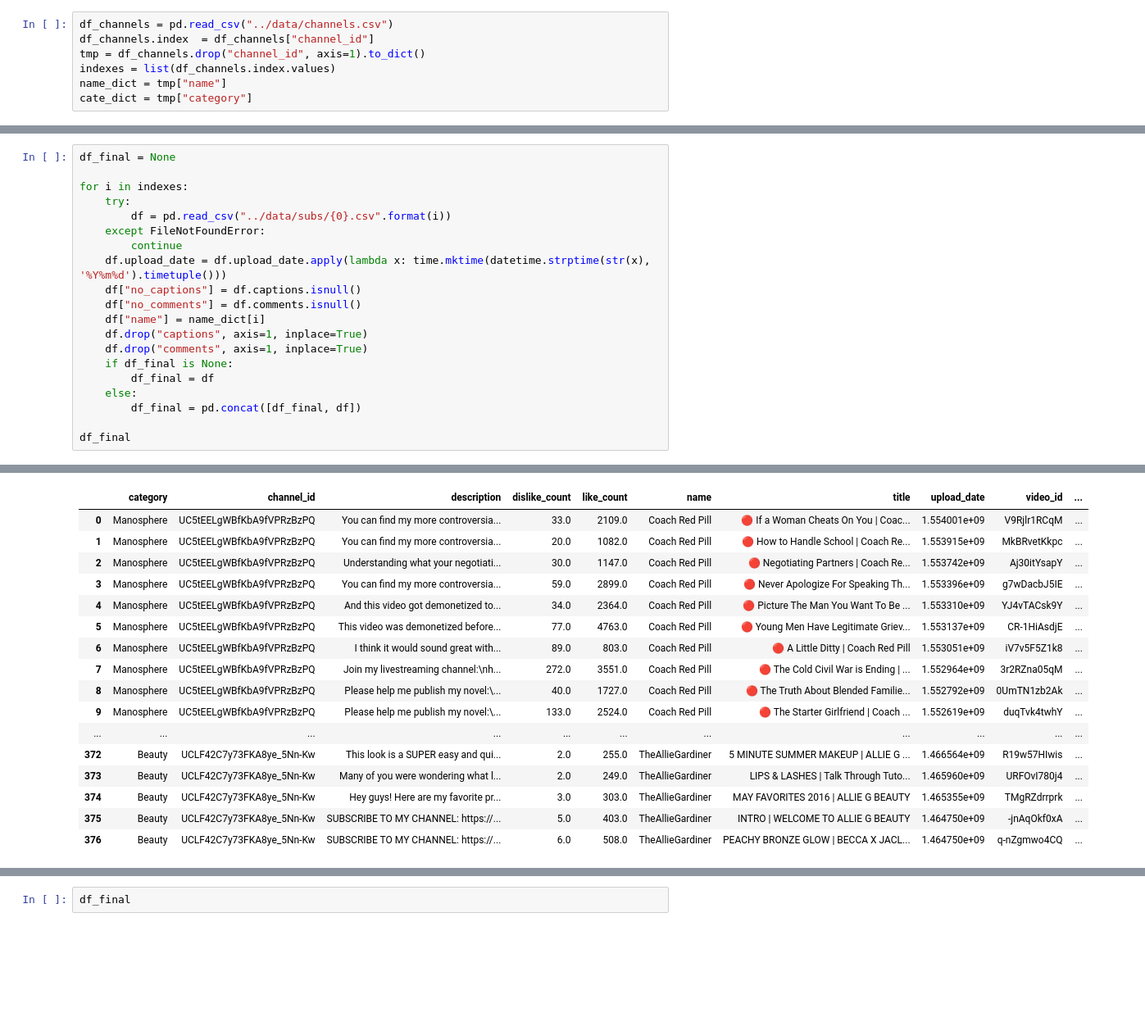
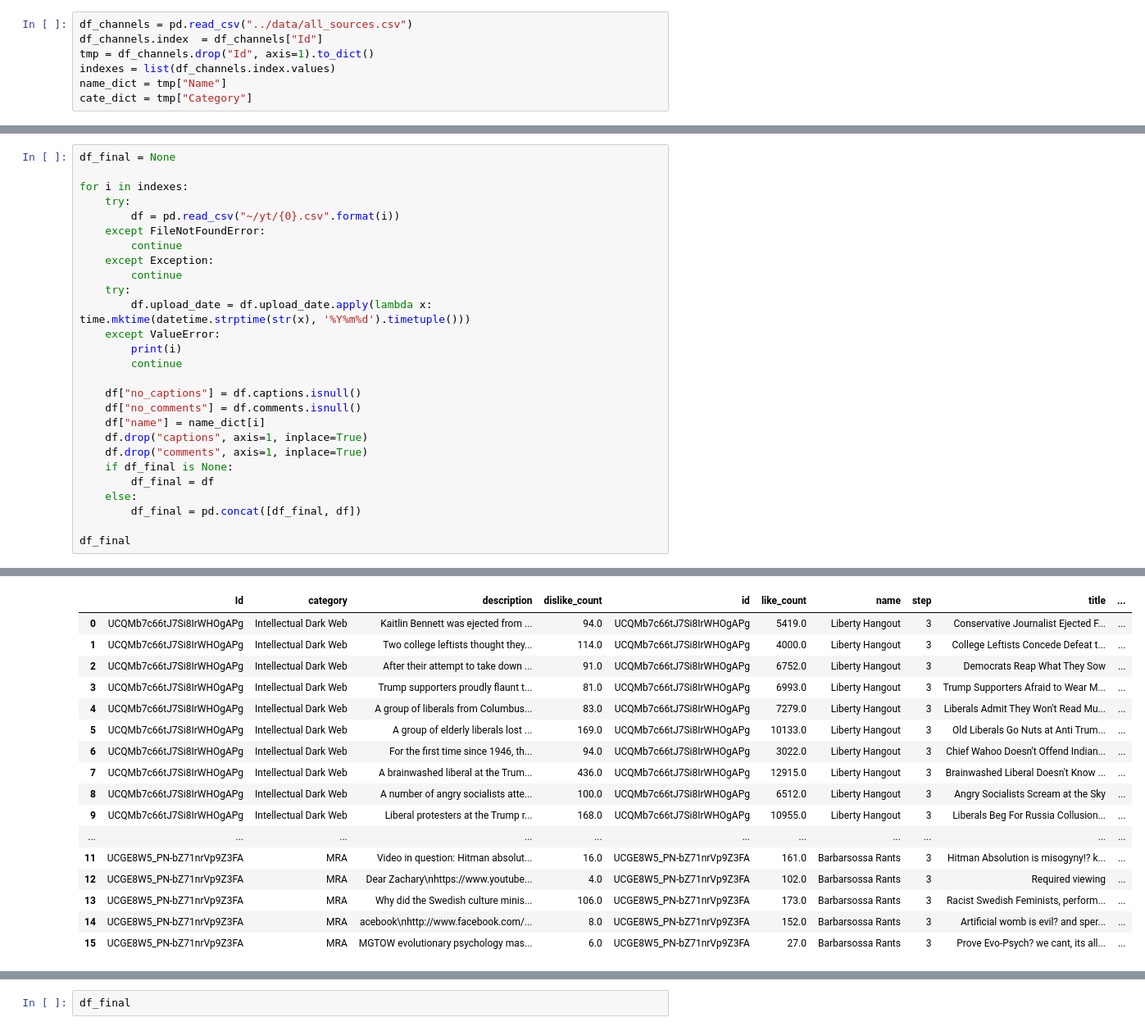
Before and after one commit to EwertonDCSilv/radicalization_data_collection, a Jupyter notebook: youtube_tools/initial_analysis.ipynb, the cells around one changed output, grey strips where cells are left out. Shown: that part at 82% size. Drawn from its saved outputs; the diff is of its cells as text; blank space fills up the shorter version.

Commit message:
Starts to updates scripts and sources.

```diff
--- a/youtube_tools/initial_analysis.ipynb
+++ b/youtube_tools/initial_analysis.ipynb
@@ -9,9 +9,9 @@ import json
 import time
 import re
 # %%
-df_channels = pd.read_csv("../data/channels.csv")
-df_channels.index  = df_channels["channel_id"]
-tmp = df_channels.drop("channel_id", axis=1).to_dict()
+df_channels = pd.read_csv("../data/all_sources.csv")
+df_channels.index  = df_channels["Id"]
+tmp = df_channels.drop("Id", axis=1).to_dict()
 indexes = list(df_channels.index.values)
-name_dict = tmp["name"]
-cate_dict = tmp["category"]
+name_dict = tmp["Name"]
+cate_dict = tmp["Category"]
@@ -20,10 +42,17 @@ df_final = None
 
 for i in indexes:
     try:
-        df = pd.read_csv("../data/subs/{0}.csv".format(i))
+        df = pd.read_csv("~/yt/{0}.csv".format(i))
     except FileNotFoundError:
         continue
-    df.upload_date = df.upload_date.apply(lambda x: time.mktime(datetime.strptime(str(x), '%Y%m%d').timetuple()))
+    except Exception:
+        continue
+    try:
+        df.upload_date = df.upload_date.apply(lambda x: time.mktime(datetime.strptime(str(x), '%Y%m%d').timetuple()))
+    except ValueError:
+        print(i)
+        continue
+
     df["no_captions"] = df.captions.isnull()
     df["no_comments"] = df.comments.isnull()
     df["name"] = name_dict[i]
@@ -39,17 +69,17 @@ df_final
-|  | category | channel_id | description | dislike_count | like_count | name | title | upload_date | video_id | ... |
-| 0 | Manosphere | UC5tEELgWBfKbA9fVPRzBzPQ | You can find my more controversia... | 33.0 | 2109.0 | Coach Red Pill | 🔴 If a Woman Cheats On You | Coac... | 1.554001e+09 | V9Rjlr1RCqM | ... |
-| 1 | Manosphere | UC5tEELgWBfKbA9fVPRzBzPQ | You can find my more controversia... | 20.0 | 1082.0 | Coach Red Pill | 🔴 How to Handle School | Coach Re... | 1.553915e+09 | MkBRvetKkpc | ... |
-| 2 | Manosphere | UC5tEELgWBfKbA9fVPRzBzPQ | Understanding what your negotiati... | 30.0 | 1147.0 | Coach Red Pill | 🔴 Negotiating Partners | Coach Re... | 1.553742e+09 | Aj30itYsapY | ... |
-| 3 | Manosphere | UC5tEELgWBfKbA9fVPRzBzPQ | You can find my more controversia... | 59.0 | 2899.0 | Coach Red Pill | 🔴 Never Apologize For Speaking Th... | 1.553396e+09 | g7wDacbJ5IE | ... |
-| 4 | Manosphere | UC5tEELgWBfKbA9fVPRzBzPQ | And this video got demonetized to... | 34.0 | 2364.0 | Coach Red Pill | 🔴 Picture The Man You Want To Be ... | 1.553310e+09 | YJ4vTACsk9Y | ... |
-| 5 | Manosphere | UC5tEELgWBfKbA9fVPRzBzPQ | This video was demonetized before... | 77.0 | 4763.0 | Coach Red Pill | 🔴 Young Men Have Legitimate Griev... | 1.553137e+09 | CR-1HiAsdjE | ... |
-| 6 | Manosphere | UC5tEELgWBfKbA9fVPRzBzPQ | I think it would sound great with... | 89.0 | 803.0 | Coach Red Pill | 🔴 A Little Ditty | Coach Red Pill | 1.553051e+09 | iV7v5F5Z1k8 | ... |
-| 7 | Manosphere | UC5tEELgWBfKbA9fVPRzBzPQ | Join my livestreaming channel:\nh... | 272.0 | 3551.0 | Coach Red Pill | 🔴 The Cold Civil War is Ending | ... | 1.552964e+09 | 3r2RZna05qM | ... |
-| 8 | Manosphere | UC5tEELgWBfKbA9fVPRzBzPQ | Please help me publish my novel:\... | 40.0 | 1727.0 | Coach Red Pill | 🔴 The Truth About Blended Familie... | 1.552792e+09 | 0UmTN1zb2Ak | ... |
-| 9 | Manosphere | UC5tEELgWBfKbA9fVPRzBzPQ | Please help me publish my novel:\... | 133.0 | 2524.0 | Coach Red Pill | 🔴 The Starter Girlfriend | Coach ... | 1.552619e+09 | duqTvk4twhY | ... |
+|  | Id | category | description | dislike_count | id | like_count | name | step | title | ... |
+| 0 | UCQMb7c66tJ7Si8IrWHOgAPg | Intellectual Dark Web | Kaitlin Bennett was ejected from ... | 94.0 | UCQMb7c66tJ7Si8IrWHOgAPg | 5419.0 | Liberty Hangout | 3 | Conservative Journalist Ejected F... | ... |
+| 1 | UCQMb7c66tJ7Si8IrWHOgAPg | Intellectual Dark Web | Two college leftists thought they... | 114.0 | UCQMb7c66tJ7Si8IrWHOgAPg | 4000.0 | Liberty Hangout | 3 | College Leftists Concede Defeat t... | ... |
+| 2 | UCQMb7c66tJ7Si8IrWHOgAPg | Intellectual Dark Web | After their attempt to take down ... | 91.0 | UCQMb7c66tJ7Si8IrWHOgAPg | 6752.0 | Liberty Hangout | 3 | Democrats Reap What They Sow | ... |
+| 3 | UCQMb7c66tJ7Si8IrWHOgAPg | Intellectual Dark Web | Trump supporters proudly flaunt t... | 81.0 | UCQMb7c66tJ7Si8IrWHOgAPg | 6993.0 | Liberty Hangout | 3 | Trump Supporters Afraid to Wear M... | ... |
+| 4 | UCQMb7c66tJ7Si8IrWHOgAPg | Intellectual Dark Web | A group of liberals from Columbus... | 83.0 | UCQMb7c66tJ7Si8IrWHOgAPg | 7279.0 | Liberty Hangout | 3 | Liberals Admit They Won't Read Mu... | ... |
+| 5 | UCQMb7c66tJ7Si8IrWHOgAPg | Intellectual Dark Web | A group of elderly liberals lost ... | 169.0 | UCQMb7c66tJ7Si8IrWHOgAPg | 10133.0 | Liberty Hangout | 3 | Old Liberals Go Nuts at Anti Trum... | ... |
+| 6 | UCQMb7c66tJ7Si8IrWHOgAPg | Intellectual Dark Web | For the first time since 1946, th... | 94.0 | UCQMb7c66tJ7Si8IrWHOgAPg | 3022.0 | Liberty Hangout | 3 | Chief Wahoo Doesn't Offend Indian... | ... |
+| 7 | UCQMb7c66tJ7Si8IrWHOgAPg | Intellectual Dark Web | A brainwashed liberal at the Trum... | 436.0 | UCQMb7c66tJ7Si8IrWHOgAPg | 12915.0 | Liberty Hangout | 3 | Brainwashed Liberal Doesn't Know ... | ... |
+| 8 | UCQMb7c66tJ7Si8IrWHOgAPg | Intellectual Dark Web | A number of angry socialists atte... | 100.0 | UCQMb7c66tJ7Si8IrWHOgAPg | 6512.0 | Liberty Hangout | 3 | Angry Socialists Scream at the Sky | ... |
+| 9 | UCQMb7c66tJ7Si8IrWHOgAPg | Intellectual Dark Web | Liberal protesters at the Trump r... | 168.0 | UCQMb7c66tJ7Si8IrWHOgAPg | 10955.0 | Liberty Hangout | 3 | Liberals Beg For Russia Collusion... | ... |
 | ... | ... | ... | ... | ... | ... | ... | ... | ... | ... | ... |
-| 372 | Beauty | UCLF42C7y73FKA8ye_5Nn-Kw | This look is a SUPER easy and qui... | 2.0 | 255.0 | TheAllieGardiner | 5 MINUTE SUMMER MAKEUP | ALLIE G ... | 1.466564e+09 | R19w57HIwis | ... |
-| 373 | Beauty | UCLF42C7y73FKA8ye_5Nn-Kw | Many of you were wondering what l... | 2.0 | 249.0 | TheAllieGardiner | LIPS & LASHES | Talk Through Tuto... | 1.465960e+09 | URFOvI780j4 | ... |
-| 374 | Beauty | UCLF42C7y73FKA8ye_5Nn-Kw | Hey guys! Here are my favorite pr... | 3.0 | 303.0 | TheAllieGardiner | MAY FAVORITES 2016 | ALLIE G BEAUTY | 1.465355e+09 | TMgRZdrrprk | ... |
-| 375 | Beauty | UCLF42C7y73FKA8ye_5Nn-Kw | SUBSCRIBE TO MY CHANNEL: https://... | 5.0 | 403.0 | TheAllieGardiner | INTRO | WELCOME TO ALLIE G BEAUTY | 1.464750e+09 | -jnAqOkf0xA | ... |
-| 376 | Beauty | UCLF42C7y73FKA8ye_5Nn-Kw | SUBSCRIBE TO MY CHANNEL: https://... | 6.0 | 508.0 | TheAllieGardiner | PEACHY BRONZE GLOW | BECCA X JACL... | 1.464750e+09 | q-nZgmwo4CQ | ... |
+| 11 | UCGE8W5_PN-bZ71nrVp9Z3FA | MRA | Video in question: Hitman absolut... | 16.0 | UCGE8W5_PN-bZ71nrVp9Z3FA | 161.0 | Barbarsossa Rants | 3 | Hitman Absolution is misogyny!? k... | ... |
+| 12 | UCGE8W5_PN-bZ71nrVp9Z3FA | MRA | Dear Zachary\nhttps://www.youtube... | 4.0 | UCGE8W5_PN-bZ71nrVp9Z3FA | 102.0 | Barbarsossa Rants | 3 | Required viewing | ... |
+| 13 | UCGE8W5_PN-bZ71nrVp9Z3FA | MRA | Why did the Swedish culture minis... | 106.0 | UCGE8W5_PN-bZ71nrVp9Z3FA | 173.0 | Barbarsossa Rants | 3 | Racist Swedish Feminists, perform... | ... |
+| 14 | UCGE8W5_PN-bZ71nrVp9Z3FA | MRA | acebook\nhttp://www.facebook.com/... | 8.0 | UCGE8W5_PN-bZ71nrVp9Z3FA | 152.0 | Barbarsossa Rants | 3 | Artificial womb is evil? and sper... | ... |
+| 15 | UCGE8W5_PN-bZ71nrVp9Z3FA | MRA | MGTOW evolutionary psychology mas... | 6.0 | UCGE8W5_PN-bZ71nrVp9Z3FA | 27.0 | Barbarsossa Rants | 3 | Prove Evo-Psych? we cant, its all... | ... |
```
Also changed, not shown: parts of 3 cells of this notebook, 12 other files.
